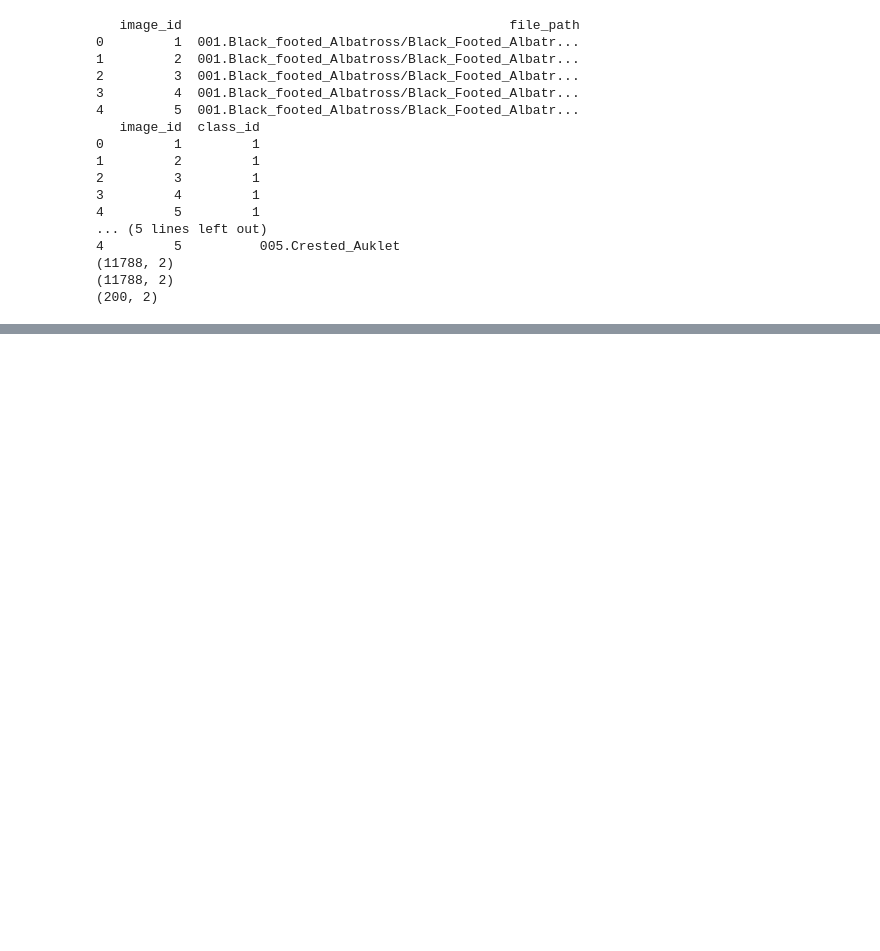
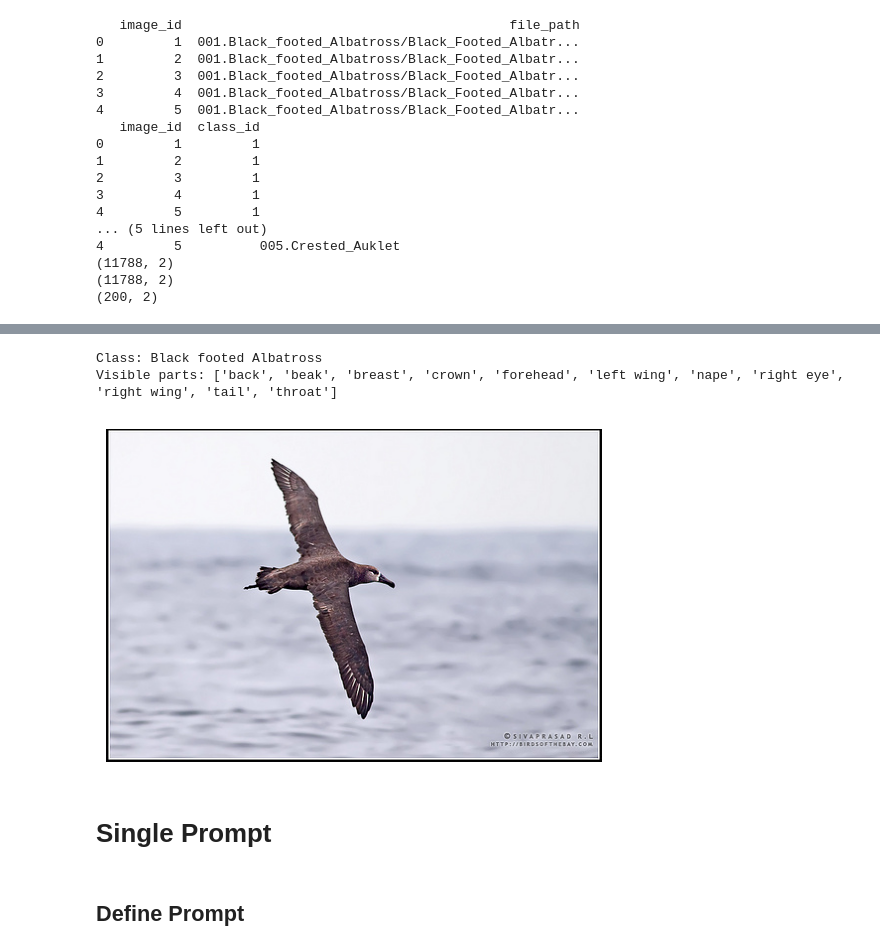
Before and after one commit to miretteamin/Bird-Species-Exploration-and-Retrieval, a Jupyter notebook: task2_llava.ipynb, the cells around one changed output, grey strips where cells are left out. Saved outputs shown, nothing was run; the diff lists cells and outputs as text; code cells hidden in the pictures; blank space fills up the shorter version.

```diff
--- a/task2_llava.ipynb
+++ b/task2_llava.ipynb
@@ -23,13 +56,18 @@ DEVICE
 # %%
-# Load the CUB-200-2011 dataset
 def load_cub_dataset(data_dir):
     images = pd.read_csv(os.path.join(data_dir, 'images.txt'), sep=' ', names=['image_id', 'file_path'])
     labels = pd.read_csv(os.path.join(data_dir, 'image_class_labels.txt'), sep=' ', names=['image_id', 'class_id'])
     classes = pd.read_csv(os.path.join(data_dir, 'classes.txt'), sep=' ', names=['class_id', 'class_name'])
-    return images, labels, classes
-data_dir = 'data'
+    bounding_boxes = pd.read_csv(os.path.join(data_dir, 'bounding_boxes.txt'), sep=' ', names=['image_id', 'x', 'y', 'width', 'height'])
+    part_locs = pd.read_csv(os.path.join(data_dir, 'parts/part_locs.txt'), sep=' ', names=['img_id', 'part_id', 'x', 'y', 'visible'])
+    # parts = pd.read_csv(os.path.join(data_dir, 'parts/parts.txt'), delimiter =' ', names=['part_id', 'part_name'])
+    parts = pd.read_fwf(os.path.join(data_dir, 'parts/parts.txt'), colspecs=[(0, 2), (2, None)], header=None, names=['part_id', 'part_name'])
+    return images, labels, classes,  bounding_boxes, parts, part_locs
+data_dir = '/kaggle/input/cub2002011/CUB_200_2011'
+images_dir = os.path.join(data_dir, 'images')
+parts_dir = os.path.join(data_dir, 'parts')
 
-images, labels, classes = load_cub_dataset(data_dir)
+images, labels, classes, bounding_boxes, parts, part_locs = load_cub_dataset(data_dir)
 
 print(images.head())
 print(labels.head())
@@ -76,0 +106,26 @@ print("LLaVA Caption:", llava_caption)
+# %%
+img_id = 2
+img_path = os.path.join(images_dir, images[images['image_id'] == img_id]['file_path'].iloc[0])
+
+class_id = labels[labels['image_id'] == img_id]['class_id'].iloc[0]
+class_name = " ".join(classes[classes['class_id'] == class_id]['class_name'].iloc[0][4:].split('_'))
+print(f'Class: {class_name}')
+
+visible_parts = []
+for part in part_locs[part_locs['img_id'] == img_id].itertuples():
+    if (part.visible):
+        visible_parts.append(parts[parts['part_id'] == part.part_id]['part_name'].iloc[0])
+print(f'Visible parts: {visible_parts}')
+
+image = Image.open(img_path)
+plt.imshow(image)
+plt.axis('off')
+plt.show()
+# %% [output]
+Class: Black footed Albatross
+Visible parts: ['back', 'beak', 'breast', 'crown', 'forehead', 'left wing', 'nape', 'right eye', 'right wing', 'tail', 'throat']
+[figure, added]
+# %% [markdown]
+# Single Prompt
+# %% [markdown]
+## Define Prompt
```
Also changed, not shown: parts of 22 cells of this notebook.
